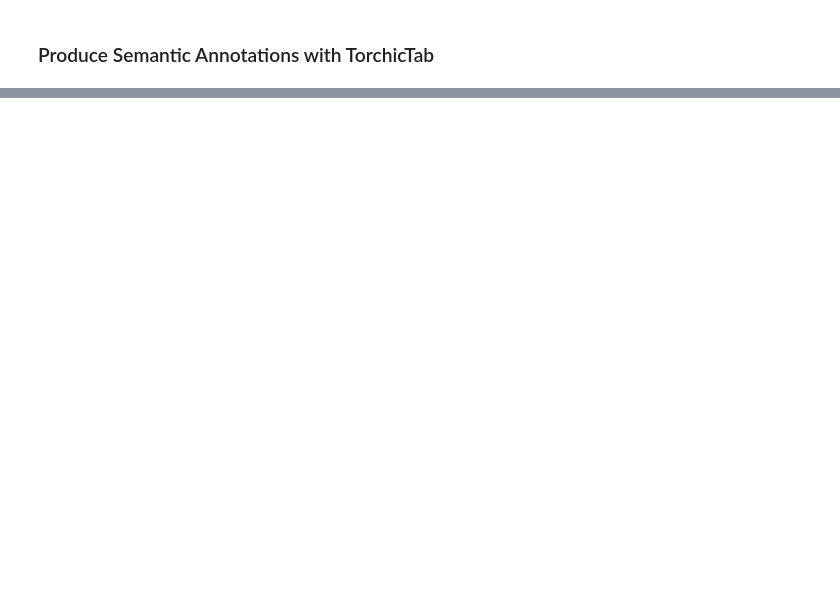
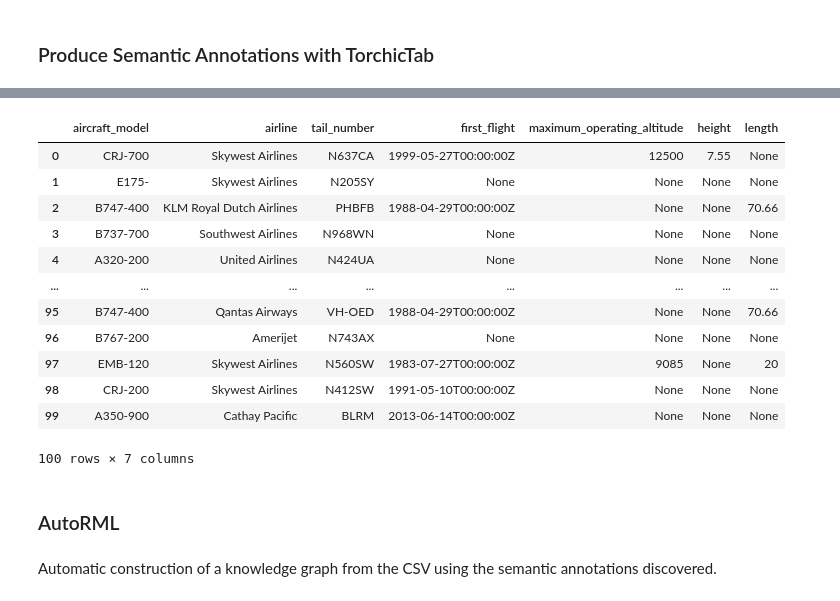
Before and after one commit to TheRazorace/kg3d-torchic-tab-demo, a Jupyter notebook: torchic_tab_demo.ipynb, the cells around one changed output, grey strips where cells are left out. Drawn from its saved outputs; the diff is of its cells as text; code cells hidden in the pictures; blank space fills up the shorter version.

```diff
--- a/torchic_tab_demo.ipynb
+++ b/torchic_tab_demo.ipynb
@@ -153,0 +219,4 @@ Cell name: 'PHBFB' --> Annotation: http://www.wikidata.org/entity/Q21044913
+# %%
+new_plane_properties = ["P606", "P2254", "P2048", "P2043"]
+new_plane_property_labels = ["first_flight", "maximum_operating_altitude", "height", "length"]
+new_attributes = {property: [] for property in new_plane_property_labels}
@@ -153,0 +313,24 @@ Cell name: 'PHBFB' --> Annotation: http://www.wikidata.org/entity/Q21044913
+# %%
+#Append discovered attributes to our original CSV
+for attribute in new_attributes:
+    df[attribute] = new_attributes[attribute]
+df.to_csv(aircraft_file_path_simple, index=False)
+df
+# %% [output]
+|  | aircraft_model | airline | tail_number | first_flight | maximum_operating_altitude | height | length |
+| 0 | CRJ-700 | Skywest Airlines | N637CA | 1999-05-27T00:00:00Z | 12500 | 7.55 | None |
+| 1 | E175- | Skywest Airlines | N205SY | None | None | None | None |
+| 2 | B747-400 | KLM Royal Dutch Airlines | PHBFB | 1988-04-29T00:00:00Z | None | None | 70.66 |
+| 3 | B737-700 | Southwest Airlines | N968WN | None | None | None | None |
+| 4 | A320-200 | United Airlines | N424UA | None | None | None | None |
+| ... | ... | ... | ... | ... | ... | ... | ... |
+| 95 | B747-400 | Qantas Airways | VH-OED | 1988-04-29T00:00:00Z | None | None | 70.66 |
+| 96 | B767-200 | Amerijet | N743AX | None | None | None | None |
+| 97 | EMB-120 | Skywest Airlines | N560SW | 1983-07-27T00:00:00Z | 9085 | None | 20 |
+| 98 | CRJ-200 | Skywest Airlines | N412SW | 1991-05-10T00:00:00Z | None | None | None |
+| 99 | A350-900 | Cathay Pacific | BLRM | 2013-06-14T00:00:00Z | None | None | None |
+100 rows × 7 columns
+# %% [markdown]
+### AutoRML
+# %% [markdown]
+Automatic construction of a knowledge graph from the CSV using the semantic annotations discovered.
```
Also changed, not shown: parts of 14 cells of this notebook, 4 other files.
